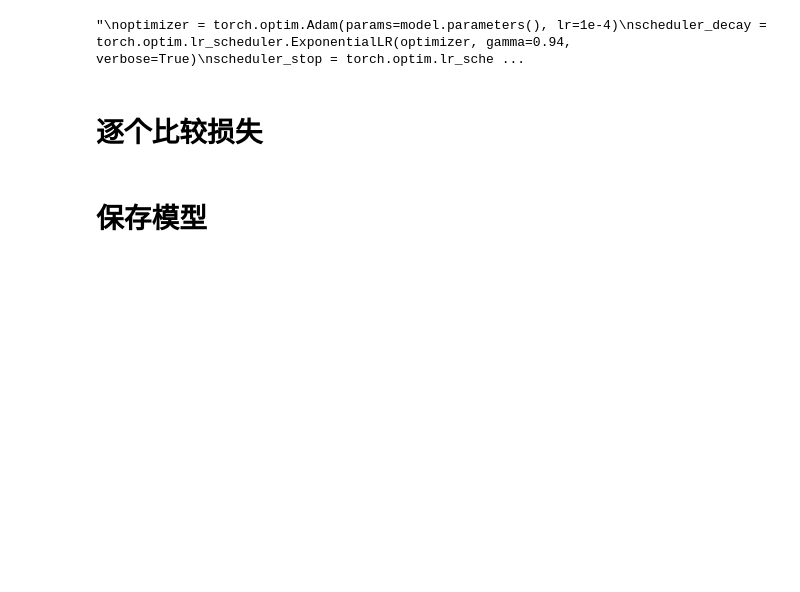
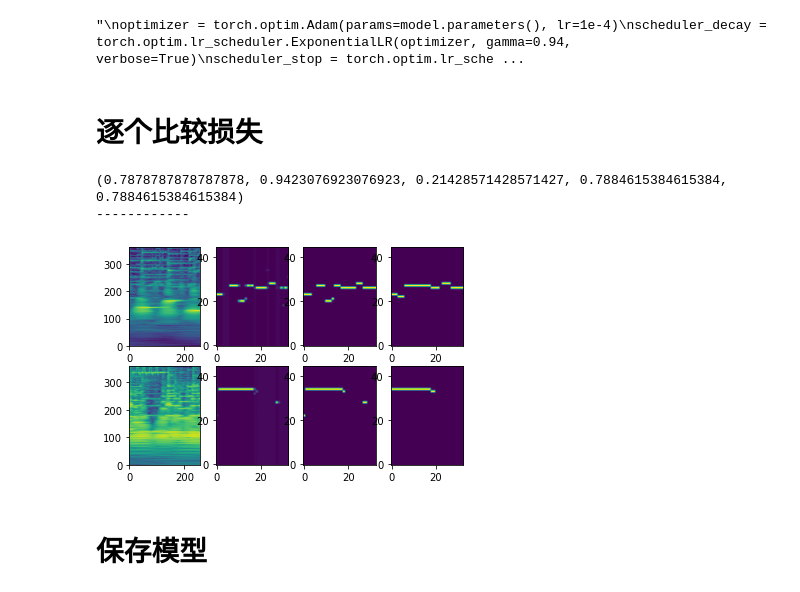
Before and after one commit to meow-wwww/cover_song_identification, a Jupyter notebook: test_the_model.ipynb, the cells around one changed output. Cells and saved outputs as stored; diff of their text form; code cells hidden in the pictures; blank space fills up the shorter version.

```diff
--- a/test_the_model.ipynb
+++ b/test_the_model.ipynb
@@ -185,7 +185,7 @@ test_dataloader = DataLoader(test_dataloader, batch_size=16, shuffle=True)
 model = model_unet.UNet().cuda()
 model = nn.DataParallel(model)
 
-model.load_state_dict(torch.load('./model/reload/model_floor3_best.pth'))
+model.load_state_dict(torch.load('./model/F3/model_0.pth'))
 
 # model = torch.load('./model/test/model_floor3_best.pth')
 # %% [output]
@@ -228,46 +228,48 @@ model.eval()
 pass
 # %%
 with torch.no_grad():
-    for a, b in tqdm(test_dataloader):
+    for a, b in train_dataloader:
         X, y = a.cuda(), b.cuda()
-        X = X[0:1]
-        y = y[0:1]
+        X = X[0:2]
+        y = y[0:2]
 
         Xpred = model(X, out_floor)
         Xshow = utils.salience_to_output(Xpred.clone().detach(), threshold=0.05)
         y_downsample = utils.downsample(y, out_floor).int()
         # print(f'Xpred: {Xpred.shape}')
         # print(f'y_downsample: {y_downsample.shape}')
         loss = loss_fn(Xpred, y_downsample)
         loss = (loss[0]+loss[2])/(loss[1]+loss[3])
         # print(loss)
-
-        # loss_tuple = loss_fn_split(Xpred, y_downsample)
 
         print(evaluate.evaluate(Xshow, y_downsample, 3))
 
         plt.subplot(241)
         plt.imshow(X[0][0].cpu(), origin='lower')
         plt.subplot(242)
         plt.imshow(Xpred[0][0].cpu(), origin='lower')
         plt.subplot(243)
         plt.imshow(Xshow[0][0].cpu(), origin='lower')
         plt.subplot(244)
         plt.imshow(y_downsample[0].cpu(), origin='lower')
 
-        '''plt.subplot(245)
+        plt.subplot(245)
         plt.imshow(X[1][0].cpu(), origin='lower')
         plt.subplot(246)
         plt.imshow(Xpred[1][0].cpu(), origin='lower')
         plt.subplot(247)
         plt.imshow(Xshow[1][0].cpu(), origin='lower')
         plt.subplot(248)
-        plt.imshow(y_downsample[1].cpu(), origin='lower')'''
+        plt.imshow(y_downsample[1].cpu(), origin='lower')
 
         print('------------')
 
 
         break
+# %% [output]
+(0.7878787878787878, 0.9423076923076923, 0.21428571428571427, 0.7884615384615384, 0.7884615384615384)
+------------
+[figure, added]
 # %%
 plt.subplot(131)
 plt.imshow(Xpred[0][0].cpu(), origin='lower')
```
Also changed, not shown: parts of 3 cells of this notebook, 9 other files.
